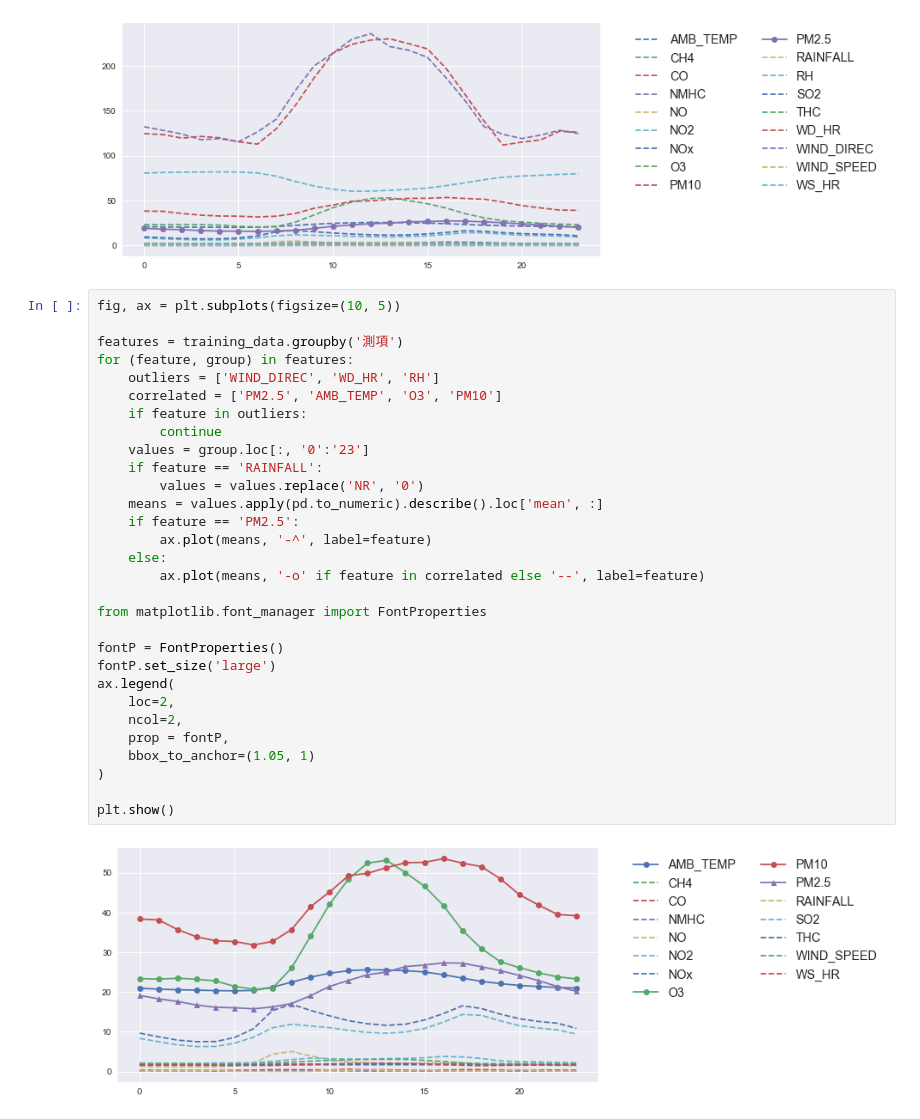
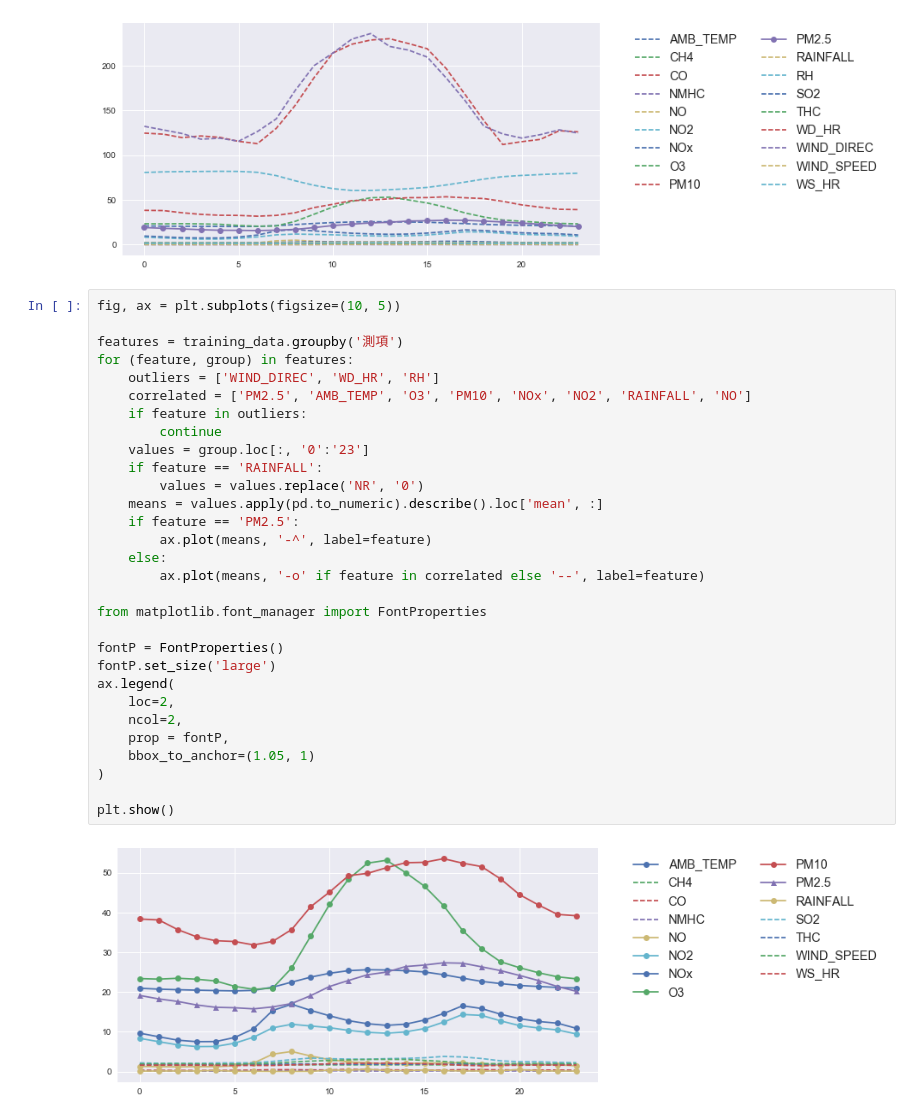
Before and after one commit to RichoHan/machine-learning, a Jupyter notebook: session-1-pm2.5-prediction/data-overview.ipynb, the cells around one changed output. Drawn from its saved outputs; the diff is of its cells as text.

```diff
--- a/session-1-pm2.5-prediction/data-overview.ipynb
+++ b/session-1-pm2.5-prediction/data-overview.ipynb
@@ -129,35 +129,35 @@ plt.show()
 # %%
 fig, ax = plt.subplots(figsize=(10, 5))
 
 features = training_data.groupby('測項')
 for (feature, group) in features:
     outliers = ['WIND_DIREC', 'WD_HR', 'RH']
-    correlated = ['PM2.5', 'AMB_TEMP', 'O3', 'PM10']
+    correlated = ['PM2.5', 'AMB_TEMP', 'O3', 'PM10', 'NOx', 'NO2', 'RAINFALL', 'NO']
     if feature in outliers:
         continue
     values = group.loc[:, '0':'23']
     if feature == 'RAINFALL':
         values = values.replace('NR', '0')
     means = values.apply(pd.to_numeric).describe().loc['mean', :]
     if feature == 'PM2.5':
         ax.plot(means, '-^', label=feature)
     else:
         ax.plot(means, '-o' if feature in correlated else '--', label=feature)
 
 from matplotlib.font_manager import FontProperties
 
 fontP = FontProperties()
 fontP.set_size('large')
 ax.legend(
     loc=2,
     ncol=2,
     prop = fontP,
     bbox_to_anchor=(1.05, 1)
 )
 
 plt.show()
 # %% [output]
-[figure, old version]
+[figure, new version]
 # %%
 from scipy import stats, integrate
 import seaborn as sns
```
Also changed, not shown: parts of 2 cells of this notebook, 5 other files.
